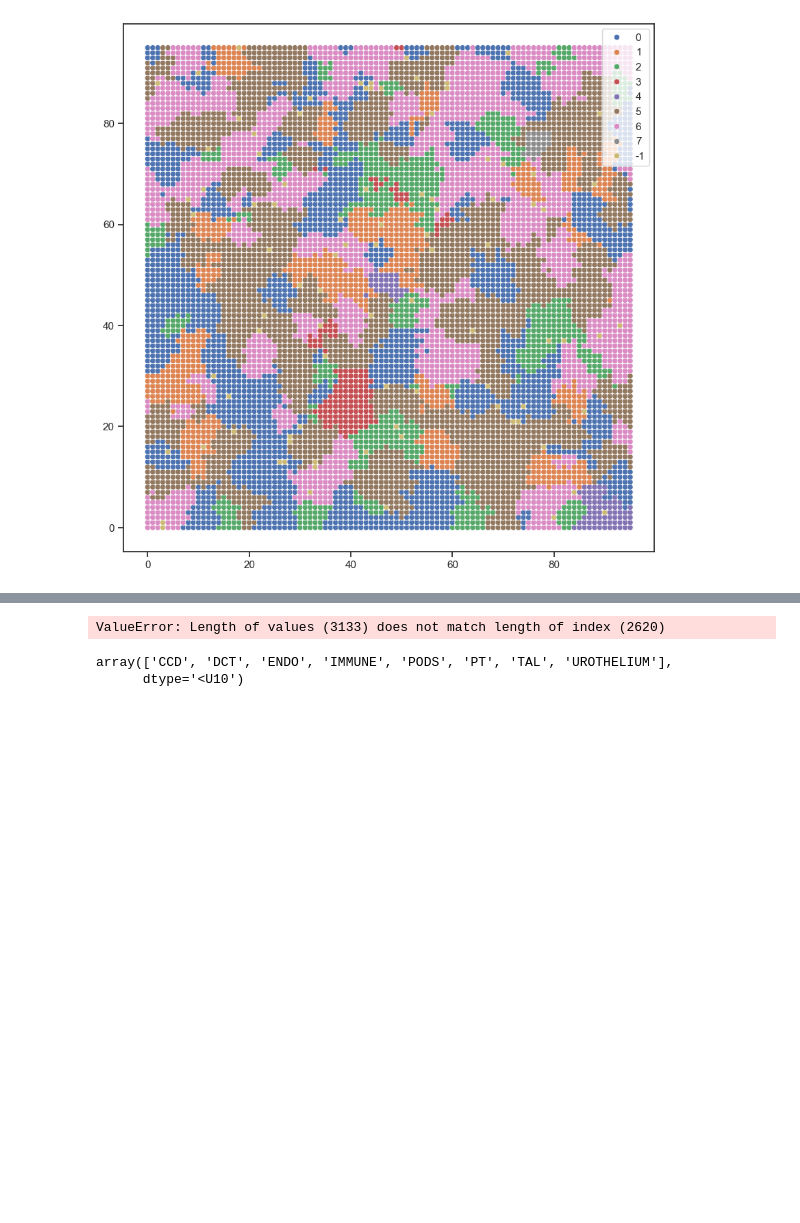
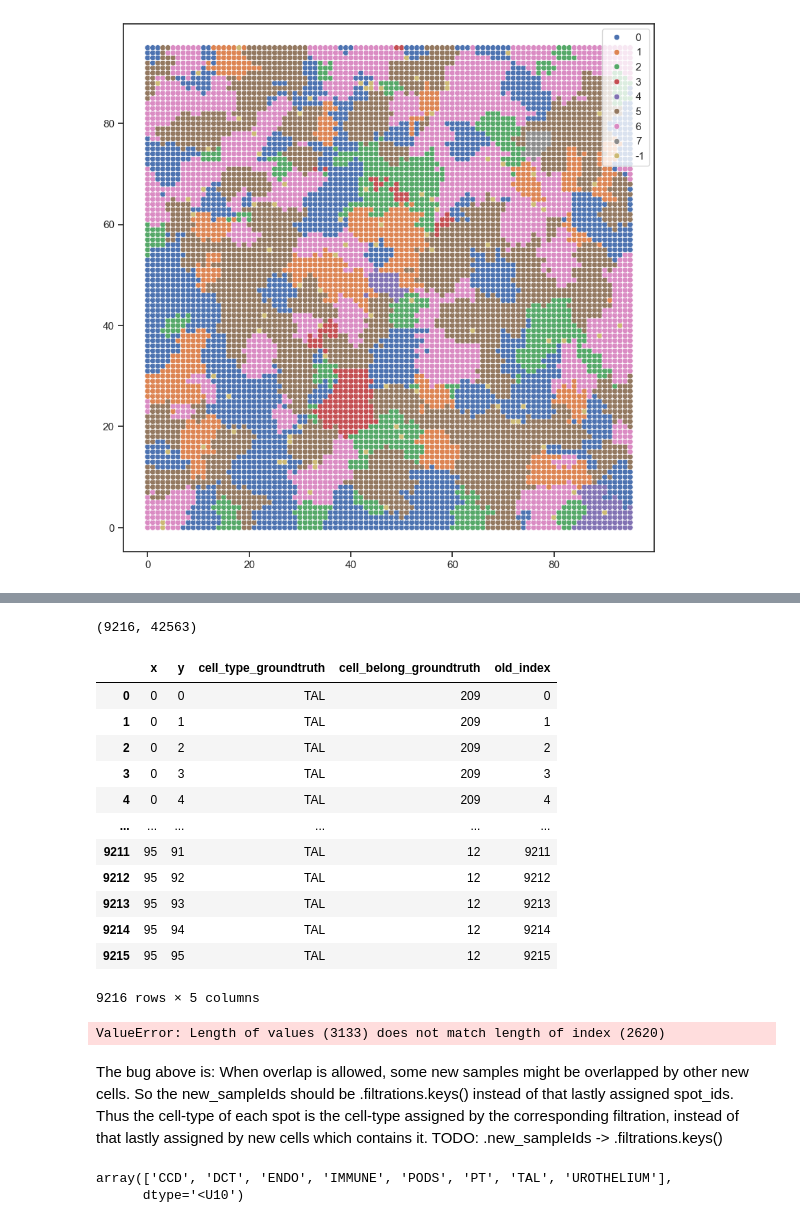
Before and after one commit to LIU-Xnd/pytacs, a Jupyter notebook: Test_on_synthetic_data_version1.1.1_allow_overlap.ipynb, the cells around one changed output, grey strips where cells are left out. Saved outputs shown, nothing was run; the diff lists cells and outputs as text; code cells hidden in the pictures; blank space fills up the shorter version.

Commit message:
v1.1.3 - (Recommit) Fix bugs: Fix bugs: Modify the logic of getting new_sampleIds and get_spatial_classes.

```diff
--- a/Test_on_synthetic_data_version1.1.1_allow_overlap.ipynb
+++ b/Test_on_synthetic_data_version1.1.1_allow_overlap.ipynb
@@ -128,9 +146,37 @@ plt.show()
+# %%
+sph.adata_spatial.X.shape
+# %% [output]
+(9216, 42563)
+# %%
+sph.adata_spatial.obs
+# %% [output]
+|  | x | y | cell_type_groundtruth | cell_belong_groundtruth | old_index |
+| 0 | 0 | 0 | TAL | 209 | 0 |
+| 1 | 0 | 1 | TAL | 209 | 1 |
+| 2 | 0 | 2 | TAL | 209 | 2 |
+| 3 | 0 | 3 | TAL | 209 | 3 |
+| 4 | 0 | 4 | TAL | 209 | 4 |
+| ... | ... | ... | ... | ... | ... |
+| 9211 | 95 | 91 | TAL | 12 | 9211 |
+| 9212 | 95 | 92 | TAL | 12 | 9212 |
+| 9213 | 95 | 93 | TAL | 12 | 9213 |
+| 9214 | 95 | 94 | TAL | 12 | 9214 |
+| 9215 | 95 | 95 | TAL | 12 | 9215 |
+9216 rows × 5 columns
 # %%
 # Step 4. Get integrated single-cell level ST data
 sp_singleCell = sph.run_getSingleCellAnnData(cache=True, force=True)
 print(sp_singleCell)
 # %% [output]
 ValueError: Length of values (3133) does not match length of index (2620)
+# %% [markdown]
+The bug above is:
+When overlap is allowed, some new samples might be overlapped by other new cells.
+So the new_sampleIds should be .filtrations.keys() instead of that lastly assigned spot_ids.
+Thus the cell-type of each spot is the cell-type assigned by the corresponding filtration, instead of that lastly assigned by new cells which
+contains it.
+TODO:
+.new_sampleIds -> .filtrations.keys()
 # %%
 clf.classes
 # %% [output]
```
Also changed, not shown: parts of 1 cell of this notebook.
